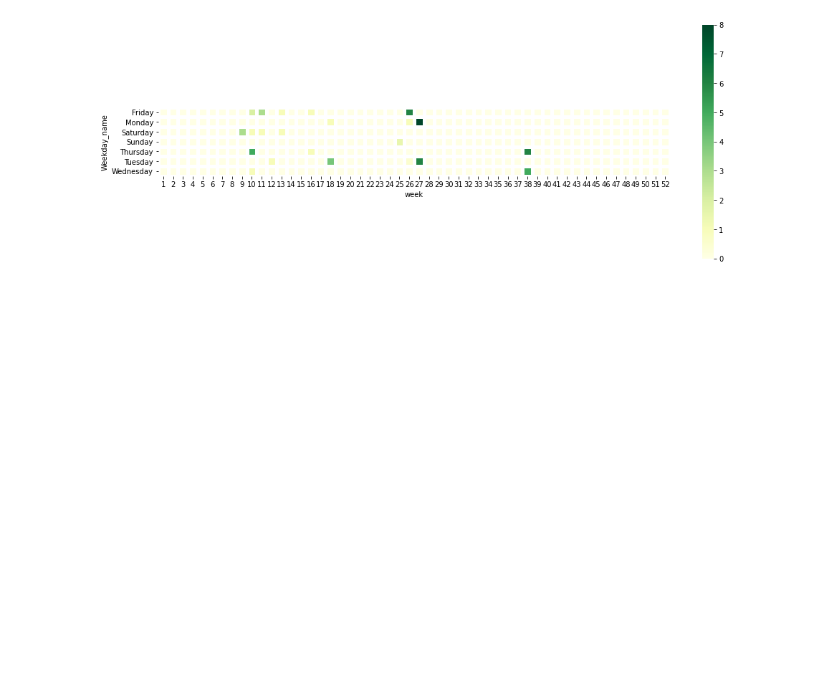
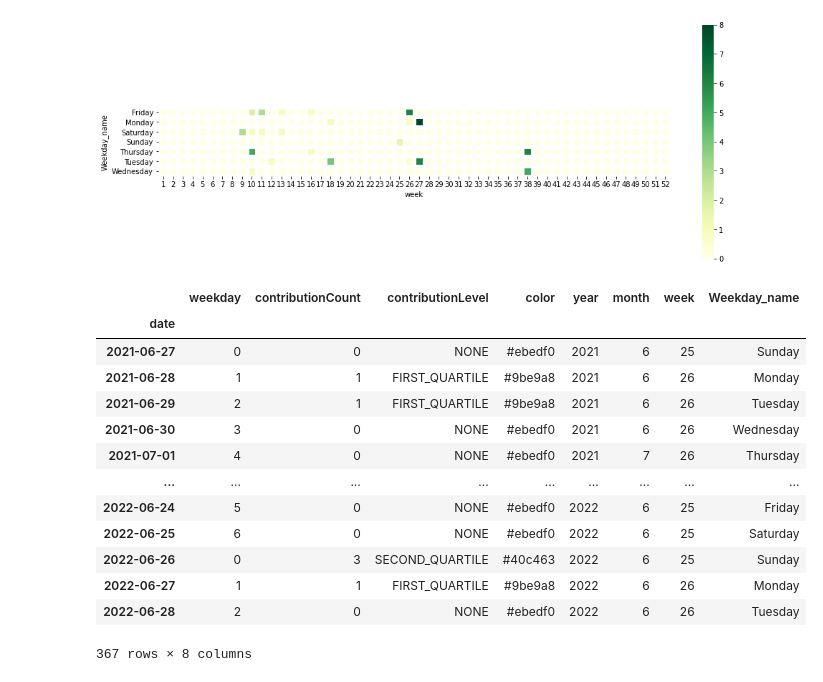
Before and after one commit to fniclause/strava, a Jupyter notebook: github_data.ipynb, the cells around one changed output. Cells and saved outputs as stored; diff of their text form; code cells hidden in the pictures; blank space fills up the shorter version.

```diff
--- a/github_data.ipynb
+++ b/github_data.ipynb
@@ -159,3 +159,22 @@ sns.heatmap(pivoted_data, linewidths=5, cmap='YlGn',linecolor='white', square=Tr
 # %% [output]
 <AxesSubplot:xlabel='week', ylabel='Weekday_name'>
 [figure]
+# %%
+df.set_index('date', inplace = True)
+# %%
+df
+# %% [output]
+|  | weekday | contributionCount | contributionLevel | color | year | month | week | Weekday_name |
+| date |  |  |  |  |  |  |  |  |
+| 2021-06-27 | 0 | 0 | NONE | #ebedf0 | 2021 | 6 | 25 | Sunday |
+| 2021-06-28 | 1 | 1 | FIRST_QUARTILE | #9be9a8 | 2021 | 6 | 26 | Monday |
+| 2021-06-29 | 2 | 1 | FIRST_QUARTILE | #9be9a8 | 2021 | 6 | 26 | Tuesday |
+| 2021-06-30 | 3 | 0 | NONE | #ebedf0 | 2021 | 6 | 26 | Wednesday |
+| 2021-07-01 | 4 | 0 | NONE | #ebedf0 | 2021 | 7 | 26 | Thursday |
+| ... | ... | ... | ... | ... | ... | ... | ... | ... |
+| 2022-06-24 | 5 | 0 | NONE | #ebedf0 | 2022 | 6 | 25 | Friday |
+| 2022-06-25 | 6 | 0 | NONE | #ebedf0 | 2022 | 6 | 25 | Saturday |
+| 2022-06-26 | 0 | 3 | SECOND_QUARTILE | #40c463 | 2022 | 6 | 25 | Sunday |
+| 2022-06-27 | 1 | 1 | FIRST_QUARTILE | #9be9a8 | 2022 | 6 | 26 | Monday |
+| 2022-06-28 | 2 | 0 | NONE | #ebedf0 | 2022 | 6 | 26 | Tuesday |
+367 rows × 8 columns
```
Also changed, not shown: parts of 2 cells of this notebook.
